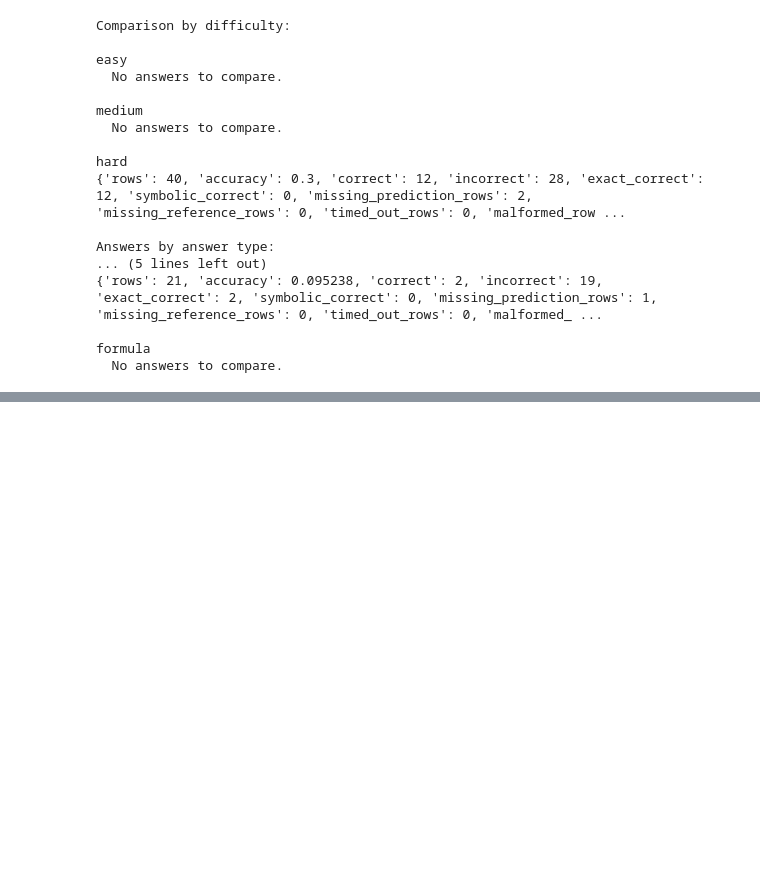
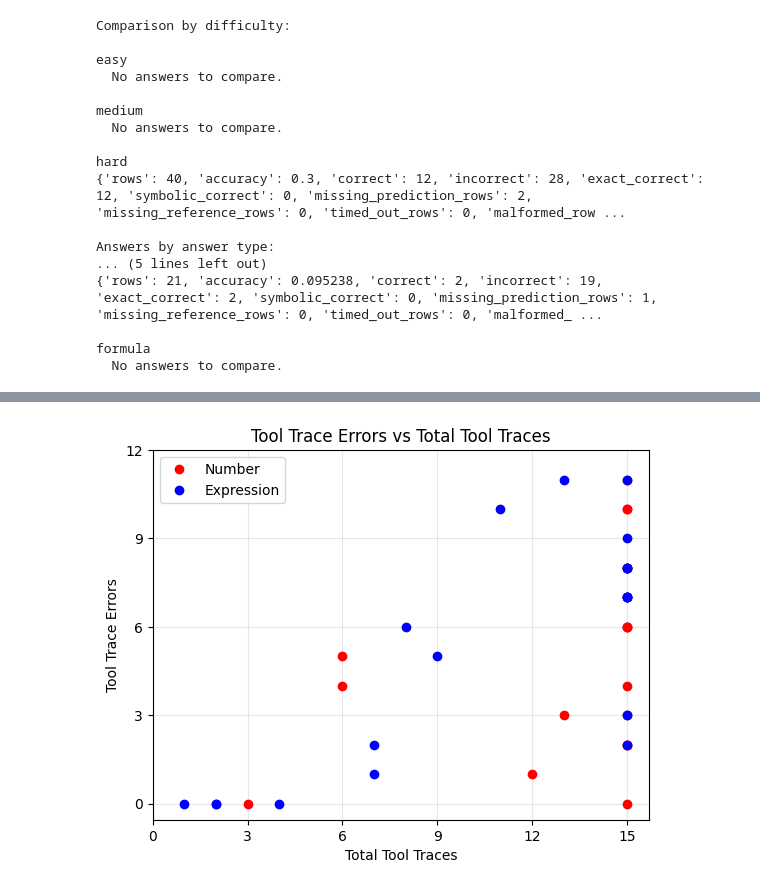
Before and after one commit to Snopoff/Evaluating-SageMath-Augmented-LLM-Agents-for-Computational-and-Experimental-Mathematics, a Jupyter notebook: notebooks/check-problems.ipynb, the cells around one changed output, grey strips where cells are left out. Saved outputs shown, nothing was run; the diff lists cells and outputs as text; code cells hidden in the pictures; blank space fills up the shorter version.

```diff
--- a/notebooks/check-problems.ipynb
+++ b/notebooks/check-problems.ipynb
@@ -385,0 +439,13 @@ formula
+# %%
+plt.plot(stats["tool_traces_total_for_number"], stats["tool_traces_errors_for_number"], "ro", label="Number")
+plt.plot(stats["tool_traces_total_for_expression"], stats["tool_traces_errors_for_expression"], "bo", label="Expression")
+plt.xlabel("Total Tool Traces")
+plt.xticks(range(0,16,3))
+plt.ylabel("Tool Trace Errors")
+plt.yticks(range(0,13,3))
+plt.title("Tool Trace Errors vs Total Tool Traces")
+plt.grid(True, alpha=0.3)
+plt.legend()
+plt.show()
+# %% [output]
+[figure, added]
```
Also changed, not shown: parts of 12 cells of this notebook, 2 other files.
